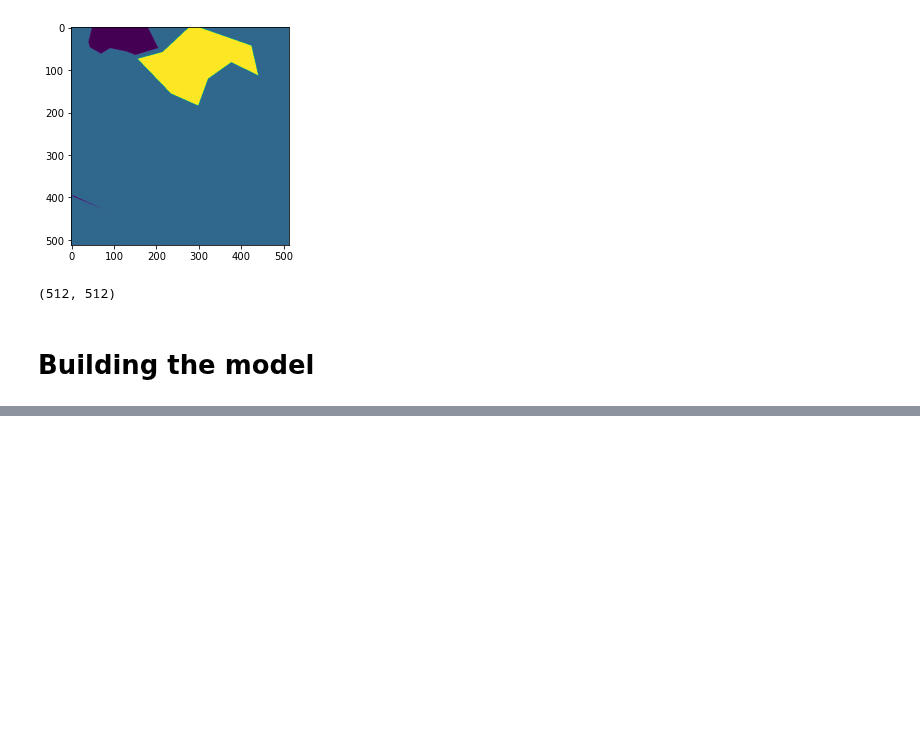
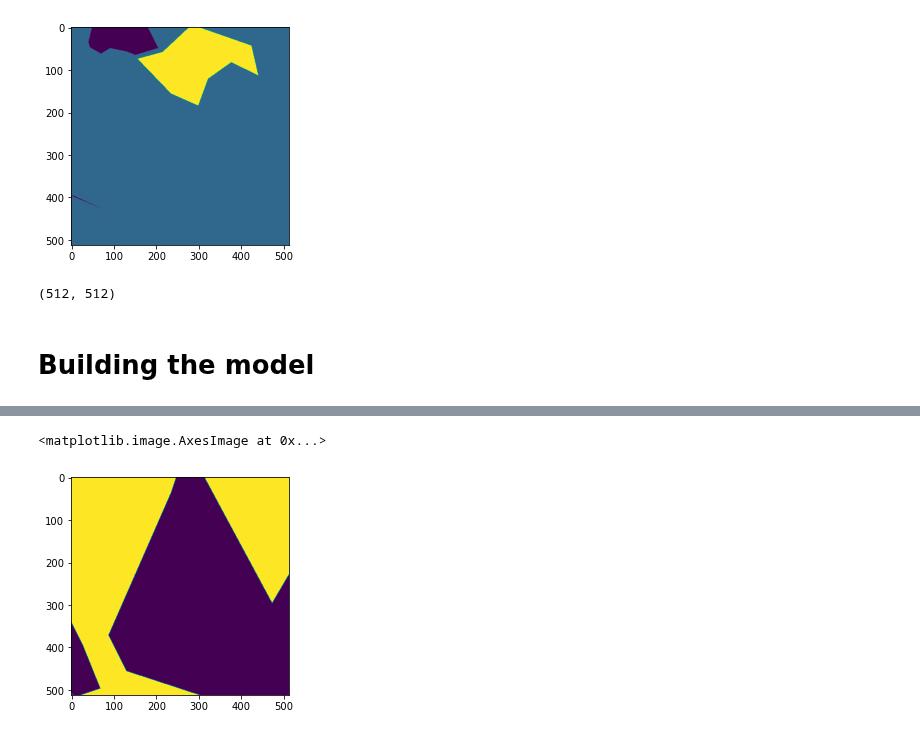
Before and after one commit to CSCCNY/final-project-landandbuildingsatimg-ccny, a Jupyter notebook: notebooks/scratch/01-SM_VGG16_UNET.ipynb, the cells around one changed output, grey strips where cells are left out. Saved outputs shown, nothing was run; the diff lists cells and outputs as text; code cells hidden in the pictures; blank space fills up the shorter version.

```diff
--- a/notebooks/scratch/01-SM_VGG16_UNET.ipynb
+++ b/notebooks/scratch/01-SM_VGG16_UNET.ipynb
@@ -259,0 +311,5 @@ out = model.predict_segmentation(
+# %%
+plt.imshow(np.asarray(mask))
+# %% [output]
+<matplotlib.image.AxesImage at 0x...>
+[figure, added]
```
Also changed, not shown: parts of 22 cells of this notebook.
